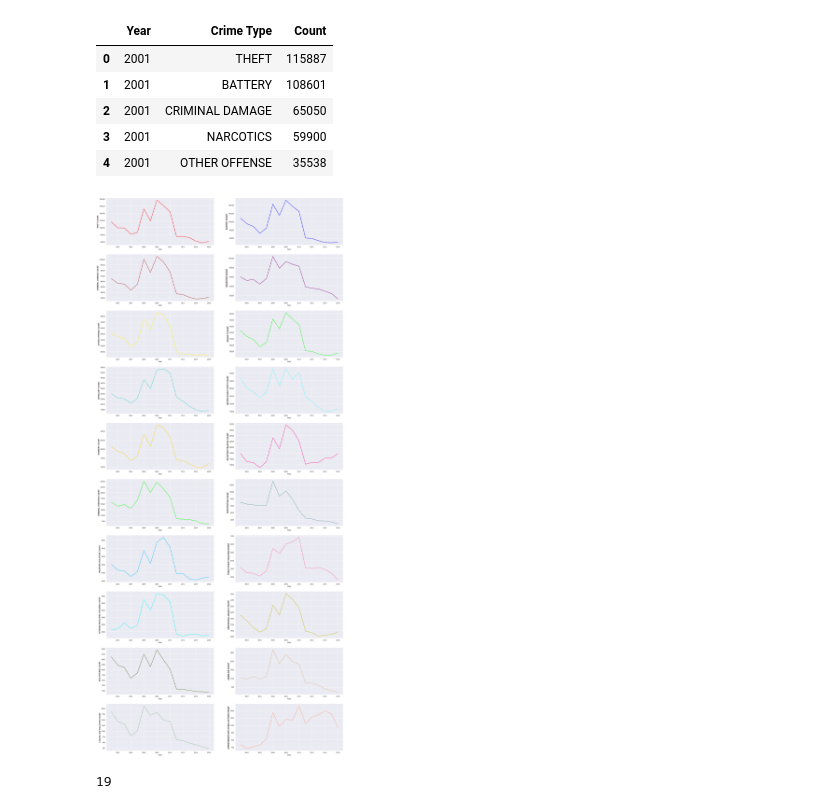
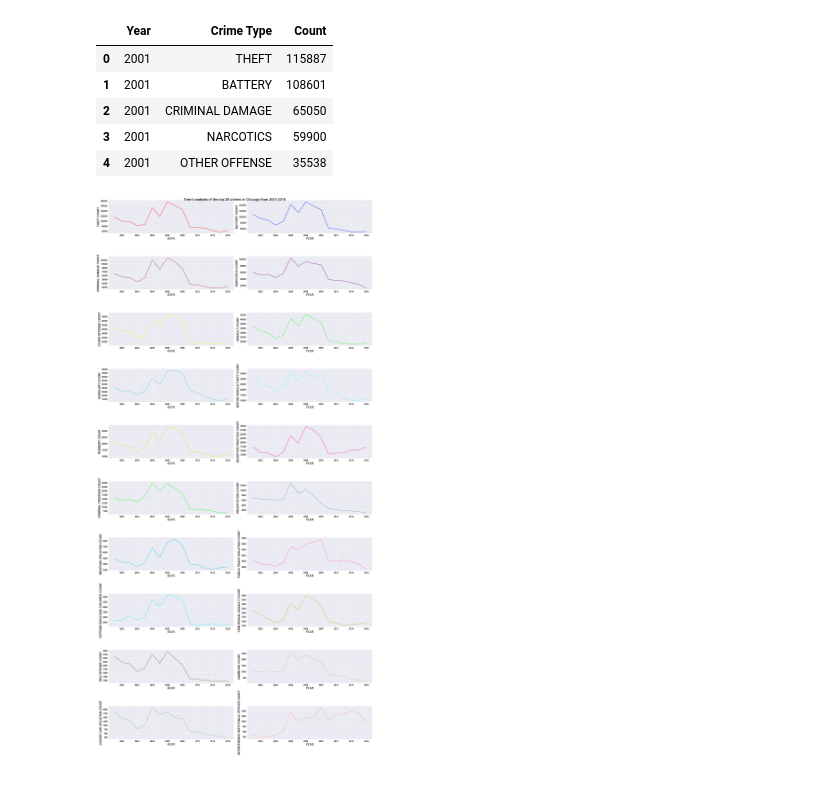
Before and after one commit to bodhisattamaiti25/projects-data-science, a Jupyter notebook: chicago_crime_data_analysis/chicago_crime_data_analysis.ipynb, the cells around one changed output. Saved outputs shown, nothing was run; the diff lists cells and outputs as text; code cells hidden in the pictures.

Commit message:
visualization style modifications

```diff
--- a/chicago_crime_data_analysis/chicago_crime_data_analysis.ipynb
+++ b/chicago_crime_data_analysis/chicago_crime_data_analysis.ipynb
@@ -425,6 +414,11 @@ generate_horizontalBarChart(ax6, 'turquoise', np.arange(len(crime_district)), cr
 crimes_by_year = []
 for year in range(2001,2018):
     temp_df_3 = crimes_2001_17[crimes_2001_17['Year']==year]
-    crimes_by_year.append([year, temp_df_3.shape[0]])
-    print('year', year, 'count', temp_df_3.shape[0])
+    #print(temp_df_3['Arrest'].value_counts())
+    arrest_counts = temp_df_3['Arrest'].value_counts()
+    arrest_counts = arrest_counts.to_dict()
+    #print(arrest_counts[True])
+    arrest_percent = (arrest_counts[True]/float(temp_df_3.shape[0]))*100
+    crimes_by_year.append([year, temp_df_3.shape[0], arrest_percent])
+    print('year', year, 'count', temp_df_3.shape[0], 'arrest %', arrest_percent)
 # %% [output]
@@ -501,5 +498,5 @@ plt.show()
 # %%
-fig7, axes = plt.subplots(10, 2)
+fig8, axes = plt.subplots(10, 2)
 # %%
 crime_type_by_year = []
 
@@ -523,30 +520,29 @@ crime_type_by_year_df.head()
 | 3 | 2001 | NARCOTICS | 59900 |
 | 4 | 2001 | OTHER OFFENSE | 35538 |
 # %%
-pylab.rcParams['figure.figsize'] = 25, 60
+pylab.rcParams['figure.figsize'] = 25, 50
 colors_list1 = ['#ff0000', '#0000ff', '#a52a2a', '#800080', '#ffff00', '#00ff00', '#30d5c8', '#58ffff', '#ffd700', '#ff1493']
 colors_list2 = ['#00ff00', '#5f9ea0', '#00bfff', '#ff69b4', '#00ffff', '#c5b70e', '#556b2f', '#deb887', '#8fbc8f', '#ffa07a']
 colors_list = colors_list1 + colors_list2
 cur_crime_count = 0
 for cur_row in axes:
 
     for cur_col_in_row in cur_row:
 
         temp_df = crime_type_by_year_df[crime_type_by_year_df['Crime Type']==crime_type_top20[cur_crime_count]]
         #print(temp_df.head())
         cur_col_in_row.plot(temp_df['Year'], temp_df['Count'], color=colors_list[cur_crime_count])
-        cur_col_in_row.set_xlabel('Year')
-        cur_col_in_row.set_ylabel(crime_type_top20[cur_crime_count] + ' COUNT', fontweight='bold')
+        cur_col_in_row.set_xlabel('YEAR', fontweight='bold', fontsize=18)
+        cur_col_in_row.set_ylabel(crime_type_top20[cur_crime_count] + ' COUNT', fontweight='bold', fontsize=18)
+        plt.setp(cur_col_in_row.get_xticklabels(), fontsize=14, fontweight='bold')
+        plt.setp(cur_col_in_row.get_yticklabels(), fontsize=14, fontweight='bold')
         cur_crime_count += 1
 
-
+fig8.suptitle('Trend analysis of the top 20 crimes in Chicago from 2001-2016', y=1, fontsize=22, fontweight='bold')
+fig8.tight_layout()
 plt.show()
 # %% [output]
-[figure, old version]
+[figure, new version]
-# %%
-len(colors_list)
-# %% [output]
-19
 # %%
 crimes_2001_17[crimes_2001_17['Primary Type'] == 'THEFT'].Description.value_counts()
 # %% [output]
```
Also changed, not shown: parts of 9 cells of this notebook.
